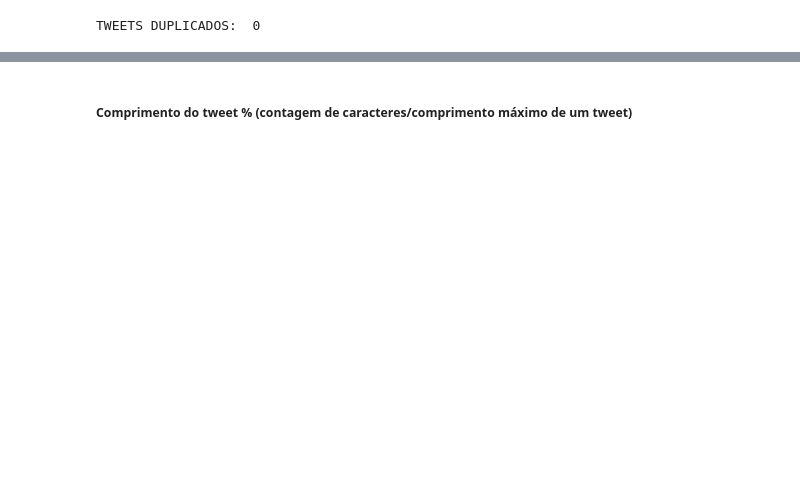
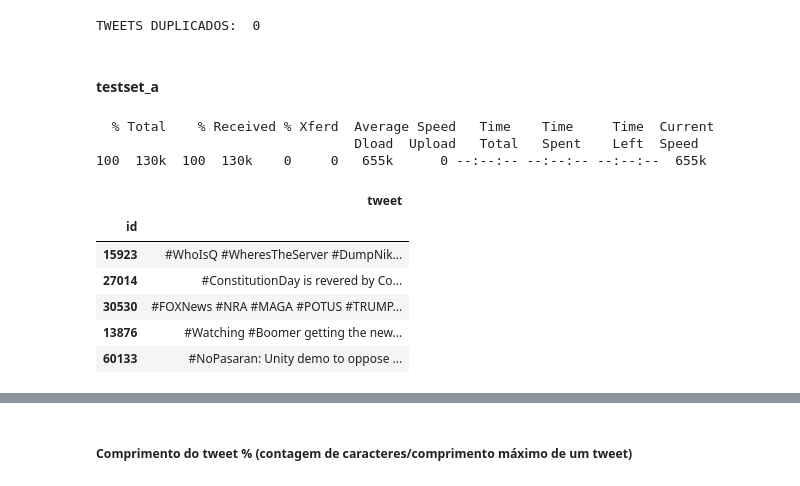
Before and after one commit to eduardodut/Mineracao_dados_textos_web, a Jupyter notebook: projeto01_equipe01.ipynb, the cells around one changed output, grey strips where cells are left out. Saved outputs shown, nothing was run; the diff lists cells and outputs as text; code cells hidden in the pictures; blank space fills up the shorter version.

```diff
--- a/projeto01_equipe01.ipynb
+++ b/projeto01_equipe01.ipynb
@@ -707,3 +118,35 @@ if tweets.duplicated(['tweet']).sum()>0:
 print('TWEETS DUPLICADOS: ',tweets.duplicated(['tweet']).sum())
 # %% [output]
 TWEETS DUPLICADOS:  0
+# %% [markdown]
+#### testset_a
+# %%
+#download o arquivo localizado no reposítório do projeto
+!curl --remote-name \
+    -H 'Accept: application/vnd.github.v3.raw' \
+    --location https://raw.githubusercontent.com/eduardodut/Mineracao_dados_textos_web/master/datasets/testset-levela.tsv
+
+#leitura para objeto dataframe
+testset_a = pd.read_csv('/content/testset-levela.tsv', sep='\t',encoding= 'utf-8', index_col = 'id')
+
+#conversão da coluna 'id' de inteiro para string
+# testset_a['id'] = testset_a['id'].astype('str')
+#verificação e remoção de duplicatas
+# print(testset_a.duplicated(['tweet']).sum())
+# if testset_a.duplicated(['tweet']).sum()>0:
+#   testset_a.drop_duplicates(subset='tweet', keep='first', inplace=True)
+
+# print('TWEETS DUPLICADOS: ',testset_a.duplicated(['tweet']).sum())
+# testset_a = testset_a[['subtask_c','subtask_b','subtask_a','id','tweet']]
+testset_a.head()
+# %% [output]
+  % Total    % Received % Xferd  Average Speed   Time    Time     Time  Current
+                                 Dload  Upload   Total   Spent    Left  Speed
+100  130k  100  130k    0     0   655k      0 --:--:-- --:--:-- --:--:--  655k
+|  | tweet |
+| id |  |
+| 15923 | #WhoIsQ #WheresTheServer #DumpNik... |
+| 27014 | #ConstitutionDay is revered by Co... |
+| 30530 | #FOXNews #NRA #MAGA #POTUS #TRUMP... |
+| 13876 | #Watching #Boomer getting the new... |
+| 60133 | #NoPasaran: Unity demo to oppose ... |
```
Also changed, not shown: parts of 137 cells of this notebook.
